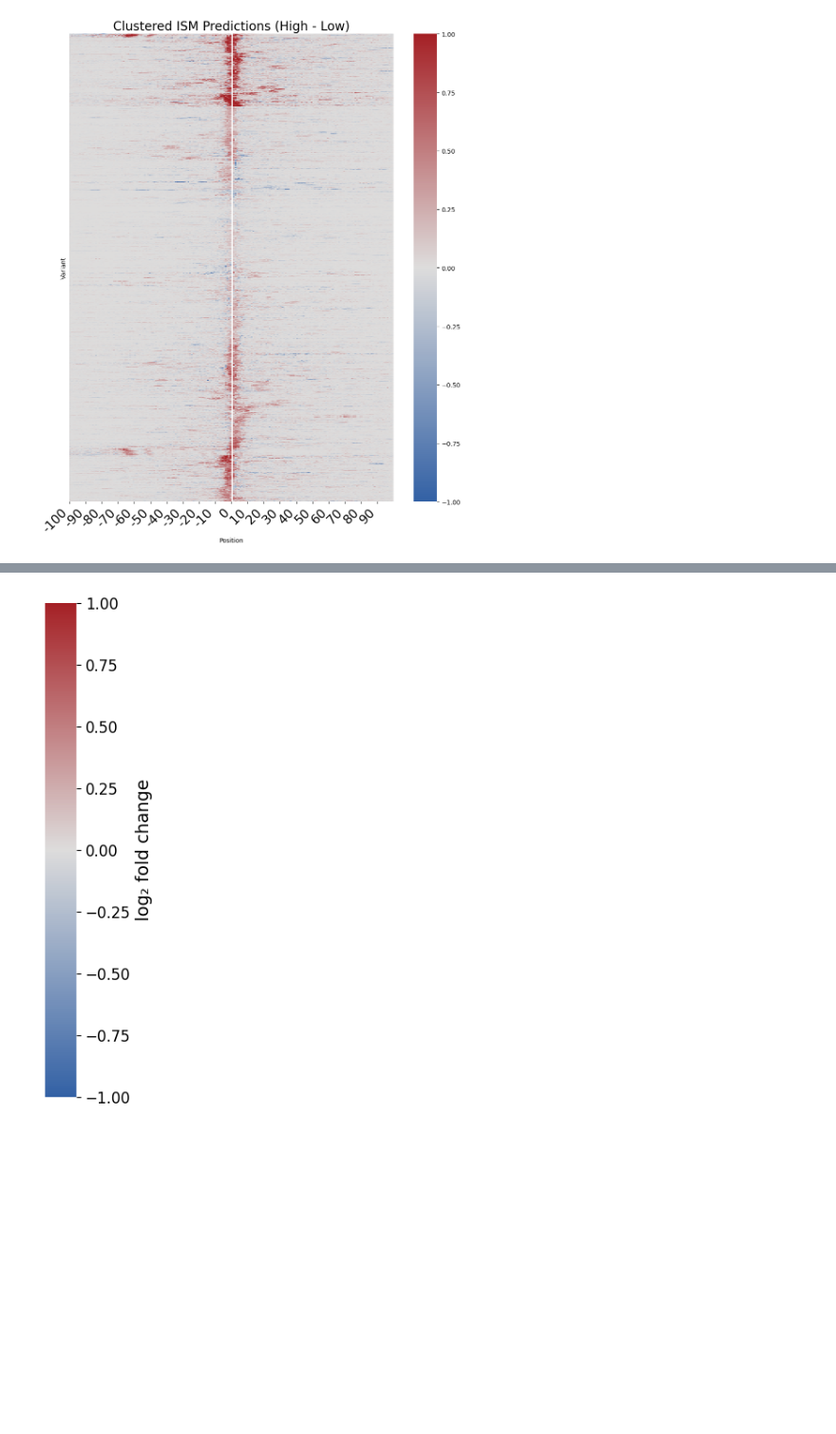
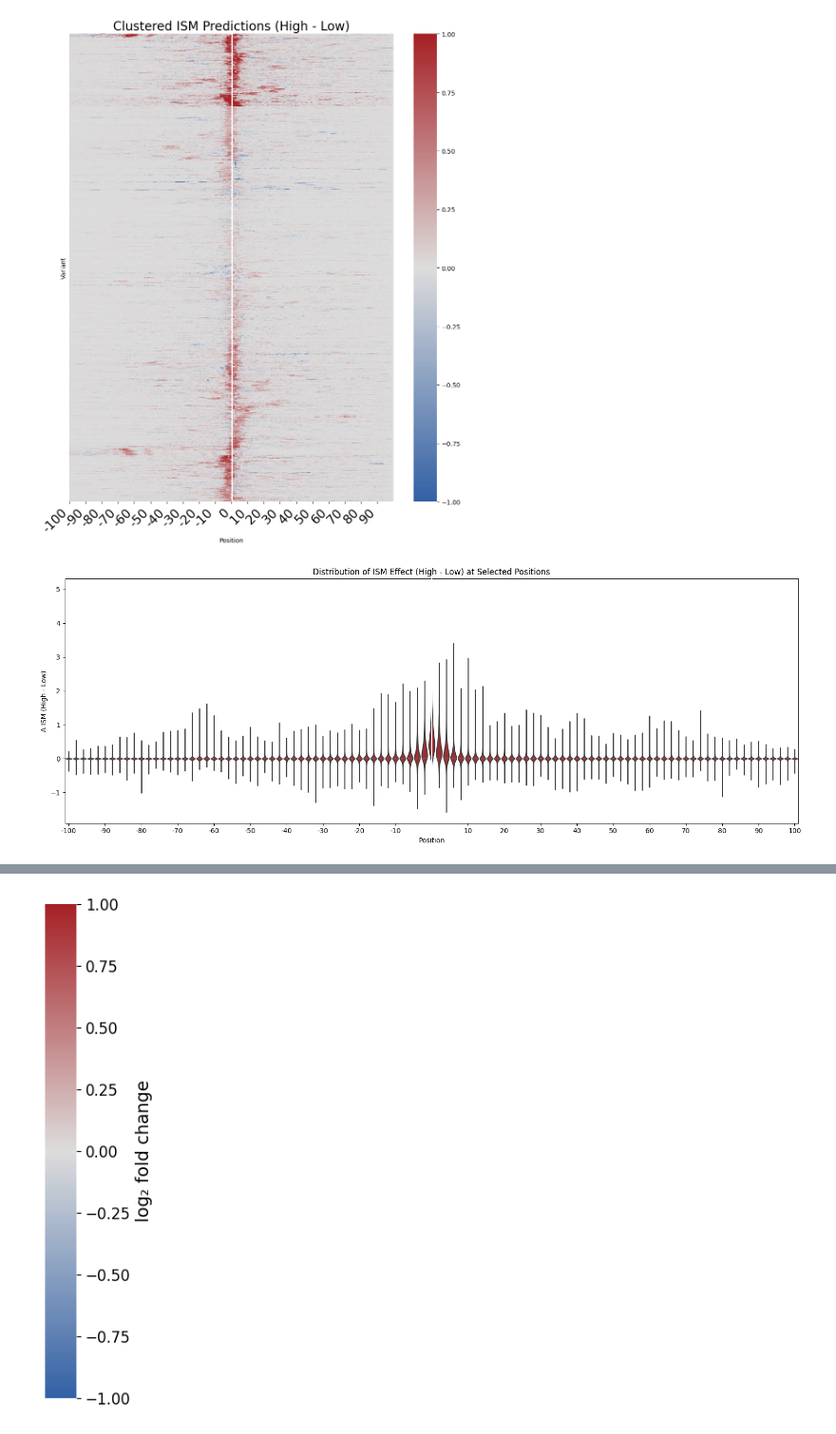
Before and after one commit to de-Boer-Lab/position-mpra, a Jupyter notebook: src/6-ism_variant_effects/predict_ism_for_all_OT_highvslow.ipynb, the cells around one changed output, grey strips where cells are left out. Shown at 95% size. Cells and saved outputs as stored; diff of their text form; code cells hidden in the pictures; blank space fills up the shorter version.

Commit message:
Refine ISM violin plots to 2bp resolution and update fig 1
Co-Authored-By: Claude Opus 5.5 <noreply@anthropic.com>

```diff
--- a/src/6-ism_variant_effects/predict_ism_for_all_OT_highvslow.ipynb
+++ b/src/6-ism_variant_effects/predict_ism_for_all_OT_highvslow.ipynb
@@ -189,28 +189,62 @@ plt.show()
 [figure]
 # %%
 # --- Violin plots of ISM effect (High - Low) at selected positions ---
-target_positions = np.arange(-100, 101, 10)  # -100, -90, ..., 90, 100
+target_positions = np.arange(-100, 101, 2)  # -100, -90, ..., 90, 100
 
 num_cols = diff_array.shape[1]
 col_positions = np.linspace(-100, 100, num_cols)
 
 violin_rows = []
 for pos in target_positions:
     col_idx = np.argmin(np.abs(col_positions - pos))
     for val in diff_array[:, col_idx]:
         violin_rows.append({"position": pos, "delta_ism": val})
 
 violin_df = pd.DataFrame(violin_rows)
 
 plt.figure(figsize=(16, 6))
-sns.violinplot(data=violin_df, x="position", y="delta_ism", color="#A52126", inner="quartile", cut=0)
-plt.axhline(0, color='grey', linestyle='--', linewidth=1)
-plt.xlabel("Position")
-plt.ylabel("Δ ISM (High - Low)")
-plt.title("Distribution of ISM Effect (High - Low) at Selected Positions")
+# violin_df = violin_df[violin_df["position"] != 0]
+
+all_positions = violin_df["position"].drop_duplicates().tolist()
+
+ax = sns.violinplot(
+    data=violin_df,
+    x="position",
+    y="delta_ism",
+    color="#A52126",
+    inner=None,       # remove median/quartile lines
+    cut=0,
+    density_norm="width"    # equal maximum width for all violins
+)
+
+plt.axhline(0, color="grey", linestyle="--", linewidth=1)
+ax.axvline(
+    x=all_positions.index(0),
+    color="white",
+    linestyle="-",
+    linewidth=2,
+    zorder=10
+)
+
+# Label every 10 bp
+violin_tick_positions = np.arange(-100, 101, 10)
+violin_tick_positions = violin_tick_positions[violin_tick_positions != 0]
+violin_tick_indices = [all_positions.index(pos) for pos in violin_tick_positions]
+
+ax.set_xticks(violin_tick_indices)
+ax.set_xticklabels(violin_tick_positions)
+
+ax.set_xlabel("Position")
+ax.set_ylabel("Δ ISM (High - Low)")
+ax.set_title("Distribution of ISM Effect (High - Low) at Selected Positions")
+
 plt.tight_layout()
-plt.savefig("/scratch/st-cdeboer-1/sambina/position_mpra/outputs/6-ism_variant_effects/delta_ism_violin.svg")
+plt.savefig(
+    "/scratch/st-cdeboer-1/sambina/position_mpra/outputs/6-ism_variant_effects/delta_ism_violin.svg"
+)
 plt.show()
+# %% [output]
+[figure, added]
 # %%
 heatmap_array = high_array[row_order]
 
```
Also changed, not shown: parts of 2 cells of this notebook, 1 other file.
